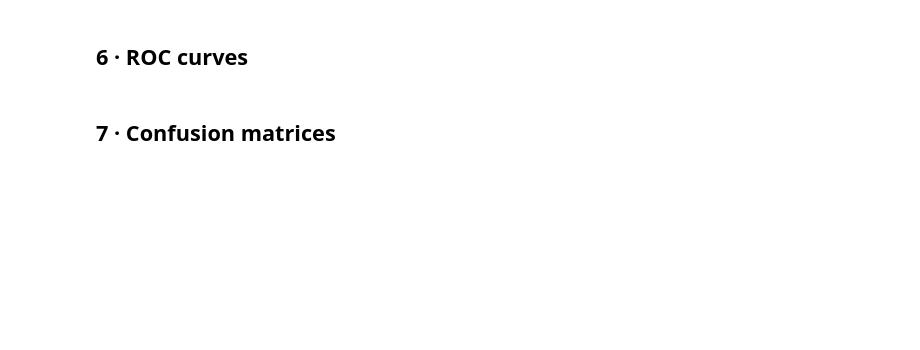
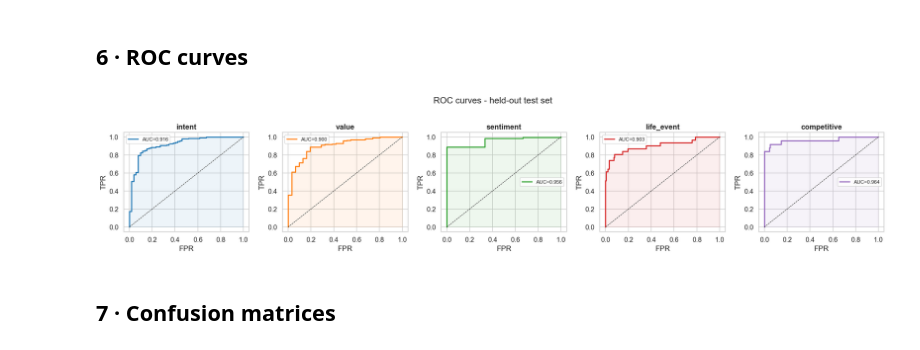
Before and after one commit to doronmeir6/casino_signal_detector, a Jupyter notebook: notebooks/02_training_eval.ipynb, the cells around one changed output. Saved outputs shown, nothing was run; the diff lists cells and outputs as text; code cells hidden in the pictures; blank space fills up the shorter version.

```diff
--- a/notebooks/02_training_eval.ipynb
+++ b/notebooks/02_training_eval.ipynb
@@ -248,39 +303,49 @@ plt.show()
 ## 6 · ROC curves
 # %%
 from sklearn.metrics import roc_curve
+
+pred_table_path = ROOT / 'data' / 'processed' / 'final_eval' / 'prediction_table.csv'
+if not pred_table_path.exists():
+    raise FileNotFoundError(
+        f'Missing {pred_table_path}. Run src/final_eval.py or the full pipeline with --run_final_eval.'
+    )
+
+pred_df = pd.read_csv(pred_table_path)
 
 fig, axes = plt.subplots(1, len(SIGNAL_CATEGORIES), figsize=(20, 4))
 palette = sns.color_palette('tab10', len(SIGNAL_CATEGORIES))
 
 for ax, cat, color in zip(axes, SIGNAL_CATEGORIES, palette):
-    model_path = MODEL_DIR / f'xgb_{cat}.joblib'
-    if not model_path.exists():
-        ax.set_title(f'{cat}\n(no model)')
+    y_true_col = f'y_true_{cat}'
+    y_prob_col = f'y_prob_{cat}'
+    if y_true_col not in pred_df.columns or y_prob_col not in pred_df.columns:
+        ax.set_title(f'{cat}\n(missing)')
         continue
 
-    model = joblib.load(str(model_path))
-    y_true = y_test[cat].values
-    y_prob = model.predict_proba(X_test)[:, 1]
+    y_true = pred_df[y_true_col].astype(int).values
+    y_prob = pred_df[y_prob_col].astype(float).values
 
-    if y_true.sum() == 0:
-        ax.set_title(f'{cat}\n(no positives in test)')
+    if len(np.unique(y_true)) < 2:
+        ax.set_title(f'{cat}\n(single class)')
         continue
 
     fpr, tpr, _ = roc_curve(y_true, y_prob)
     auc = roc_auc_score(y_true, y_prob)
 
     ax.plot(fpr, tpr, color=color, lw=2, label=f'AUC={auc:.3f}')
     ax.plot([0, 1], [0, 1], 'k--', lw=0.8)
     ax.fill_between(fpr, tpr, alpha=0.08, color=color)
     ax.set_title(cat, fontweight='bold')
     ax.set_xlabel('FPR')
     ax.set_ylabel('TPR')
     ax.legend(fontsize=9)
 
-plt.suptitle('ROC curves — held-out test set', y=1.02)
+plt.suptitle('ROC curves - held-out test set', y=1.02)
 plt.tight_layout()
 plt.savefig(ROOT / 'data' / 'processed' / 'roc_curves.png', bbox_inches='tight')
 plt.show()
+# %% [output]
+[figure, added]
 # %% [markdown]
 ## 7 · Confusion matrices
 # %%
```
Also changed, not shown: parts of 22 cells of this notebook, 3 other files.
